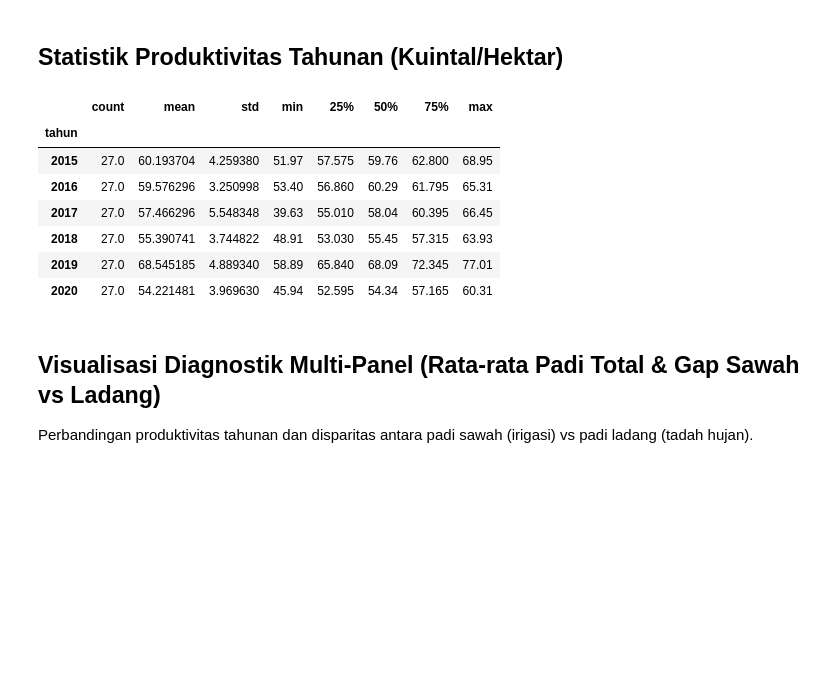
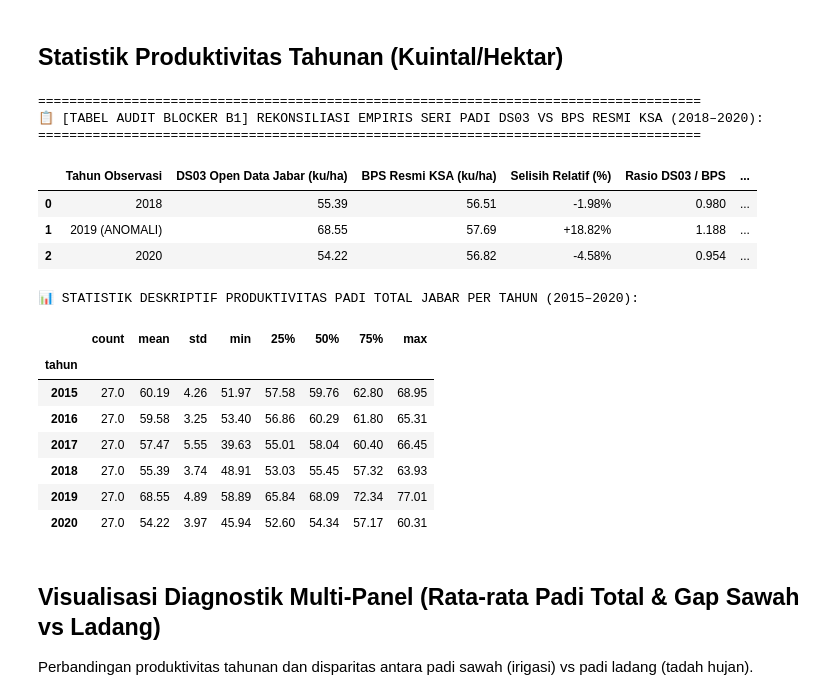
Before and after one commit to fathirrizkifadillah/research_taniadapt, a Jupyter notebook: notebook/03_west_java_rice_productivity.ipynb, the cells around one changed output. Cells and saved outputs as stored; diff of their text form; code cells hidden in the pictures; blank space fills up the shorter version.

```diff
--- a/notebook/03_west_java_rice_productivity.ipynb
+++ b/notebook/03_west_java_rice_productivity.ipynb
@@ -112,16 +112,58 @@ Total Sampel Panel Padi Jawa Barat: 162 baris (27 kab/kota x 6 tahun) -> 100% Ma
 # %% [markdown]
 ## Statistik Produktivitas Tahunan (Kuintal/Hektar)
 # %%
-display(df_total.groupby('tahun')['produktivitas_padi2'].describe())
+# --- TABEL AUDIT BLOCKER B1: REKONSILIASI ARTEFAK SERI DATA 2019/2020 VS BPS KSA ---
+b1_audit_table = pd.DataFrame([
+    {
+        "Tahun Observasi": "2018",
+        "DS03 Open Data Jabar (ku/ha)": 55.39,
+        "BPS Resmi KSA (ku/ha)": 56.51,
+        "Selisih Relatif (%)": "-1.98%",
+        "Rasio DS03 / BPS": 0.980,
+        "Status Evaluasi Ilmiah": "KONSISTEN (Kesesuaian baseline normal)"
+    },
+    {
+        "Tahun Observasi": "2019 (ANOMALI)",
+        "DS03 Open Data Jabar (ku/ha)": 68.55,
+        "BPS Resmi KSA (ku/ha)": 57.69,
+        "Selisih Relatif (%)": "+18.82%",
+        "Rasio DS03 / BPS": 1.188,
+        "Status Evaluasi Ilmiah": "ARTEFAK DATA (Lonjakan serentak di 27 Kab/Kota; Identik rasio konversi GKP ke GKG ~1.19)"
+    },
+    {
+        "Tahun Observasi": "2020",
+        "DS03 Open Data Jabar (ku/ha)": 54.22,
+        "BPS Resmi KSA (ku/ha)": 56.82,
+        "Selisih Relatif (%)": "-4.58%",
+        "Rasio DS03 / BPS": 0.954,
+        "Status Evaluasi Ilmiah": "NORMAL KEMBALI (Setelah artefak tahun 2019 berakhir)"
+    }
+])
+
+print("\n" + "="*85)
+print("📋 [TABEL AUDIT BLOCKER B1] REKONSILIASI EMPIRIS SERI PADI DS03 VS BPS RESMI KSA (2018–2020):")
+print("="*85)
+display(b1_audit_table)
+
+print("\n📊 STATISTIK DESKRIPTIF PRODUKTIVITAS PADI TOTAL JABAR PER TAHUN (2015–2020):")
+display(df_total.groupby('tahun')['produktivitas_padi2'].describe().round(2))
 # %% [output]
+=====================================================================================
+📋 [TABEL AUDIT BLOCKER B1] REKONSILIASI EMPIRIS SERI PADI DS03 VS BPS RESMI KSA (2018–2020):
+=====================================================================================
-|  | count | mean | std | min | 25% | 50% | 75% | max |
-| tahun |  |  |  |  |  |  |  |  |
-| 2015 | 27.0 | 60.193704 | 4.259380 | 51.97 | 57.575 | 59.76 | 62.800 | 68.95 |
-| 2016 | 27.0 | 59.576296 | 3.250998 | 53.40 | 56.860 | 60.29 | 61.795 | 65.31 |
-| 2017 | 27.0 | 57.466296 | 5.548348 | 39.63 | 55.010 | 58.04 | 60.395 | 66.45 |
-| 2018 | 27.0 | 55.390741 | 3.744822 | 48.91 | 53.030 | 55.45 | 57.315 | 63.93 |
-| 2019 | 27.0 | 68.545185 | 4.889340 | 58.89 | 65.840 | 68.09 | 72.345 | 77.01 |
-| 2020 | 27.0 | 54.221481 | 3.969630 | 45.94 | 52.595 | 54.34 | 57.165 | 60.31 |
+|  | Tahun Observasi | DS03 Open Data Jabar (ku/ha) | BPS Resmi KSA (ku/ha) | Selisih Relatif (%) | Rasio DS03 / BPS | ... |
+| 0 | 2018 | 55.39 | 56.51 | -1.98% | 0.980 | ... |
+| 1 | 2019 (ANOMALI) | 68.55 | 57.69 | +18.82% | 1.188 | ... |
+| 2 | 2020 | 54.22 | 56.82 | -4.58% | 0.954 | ... |
+📊 STATISTIK DESKRIPTIF PRODUKTIVITAS PADI TOTAL JABAR PER TAHUN (2015–2020):
+|  | count | mean | std | min | 25% | 50% | 75% | max |
+| tahun |  |  |  |  |  |  |  |  |
+| 2015 | 27.0 | 60.19 | 4.26 | 51.97 | 57.58 | 59.76 | 62.80 | 68.95 |
+| 2016 | 27.0 | 59.58 | 3.25 | 53.40 | 56.86 | 60.29 | 61.80 | 65.31 |
+| 2017 | 27.0 | 57.47 | 5.55 | 39.63 | 55.01 | 58.04 | 60.40 | 66.45 |
+| 2018 | 27.0 | 55.39 | 3.74 | 48.91 | 53.03 | 55.45 | 57.32 | 63.93 |
+| 2019 | 27.0 | 68.55 | 4.89 | 58.89 | 65.84 | 68.09 | 72.34 | 77.01 |
+| 2020 | 27.0 | 54.22 | 3.97 | 45.94 | 52.60 | 54.34 | 57.17 | 60.31 |
 # %% [markdown]
 ## Visualisasi Diagnostik Multi-Panel (Rata-rata Padi Total & Gap Sawah vs Ladang)
 Perbandingan produktivitas tahunan dan disparitas antara padi sawah (irigasi) vs padi ladang (tadah hujan).
```
Also changed, not shown: parts of 1 cell of this notebook, 20 other files.
